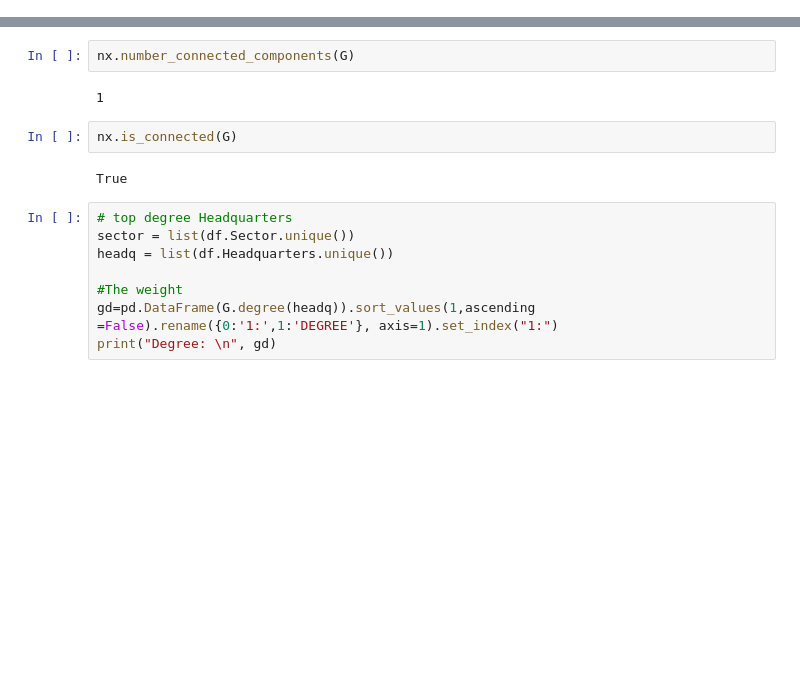
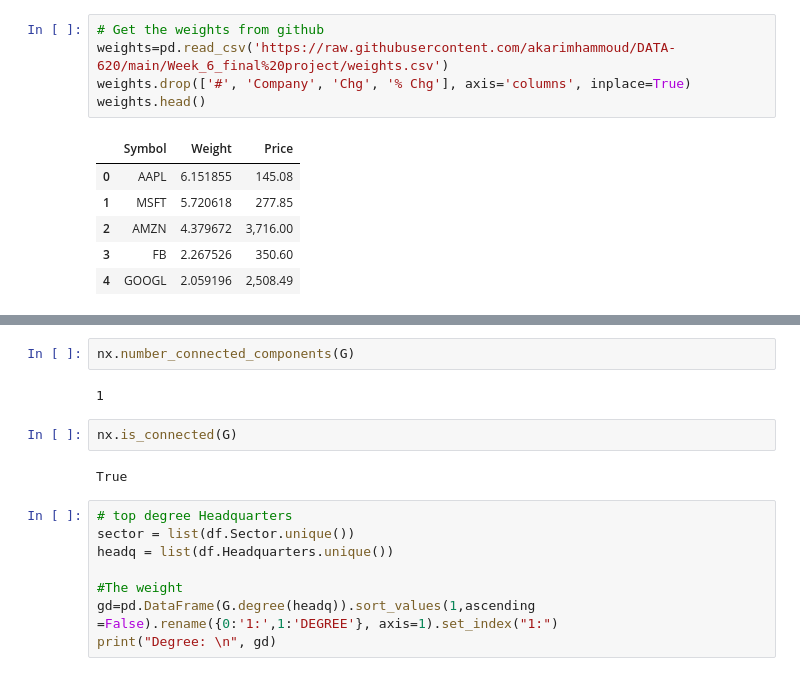
Before and after one commit to akarimhammoud/DATA-620, a Jupyter notebook: Week_6_final project/SP500.ipynb, the cells around one changed output, grey strips where cells are left out. Saved outputs shown, nothing was run; the diff lists cells and outputs as text; blank space fills up the shorter version.

```diff
--- a/Week_6_final project/SP500.ipynb
+++ b/Week_6_final project/SP500.ipynb
@@ -52,0 +58,12 @@ df.head()
+# %%
+# Get the weights from github
+weights=pd.read_csv('https://raw.githubusercontent.com/akarimhammoud/DATA-620/main/Week_6_final%20project/weights.csv')
+weights.drop(['#', 'Company', 'Chg', '% Chg'], axis='columns', inplace=True)
+weights.head()
+# %% [output]
+|  | Symbol | Weight | Price |
+| 0 | AAPL | 6.151855 | 145.08 |
+| 1 | MSFT | 5.720618 | 277.85 |
+| 2 | AMZN | 4.379672 | 3,716.00 |
+| 3 | FB | 2.267526 | 350.60 |
+| 4 | GOOGL | 2.059196 | 2,508.49 |
```
Also changed, not shown: parts of 9 cells of this notebook.
